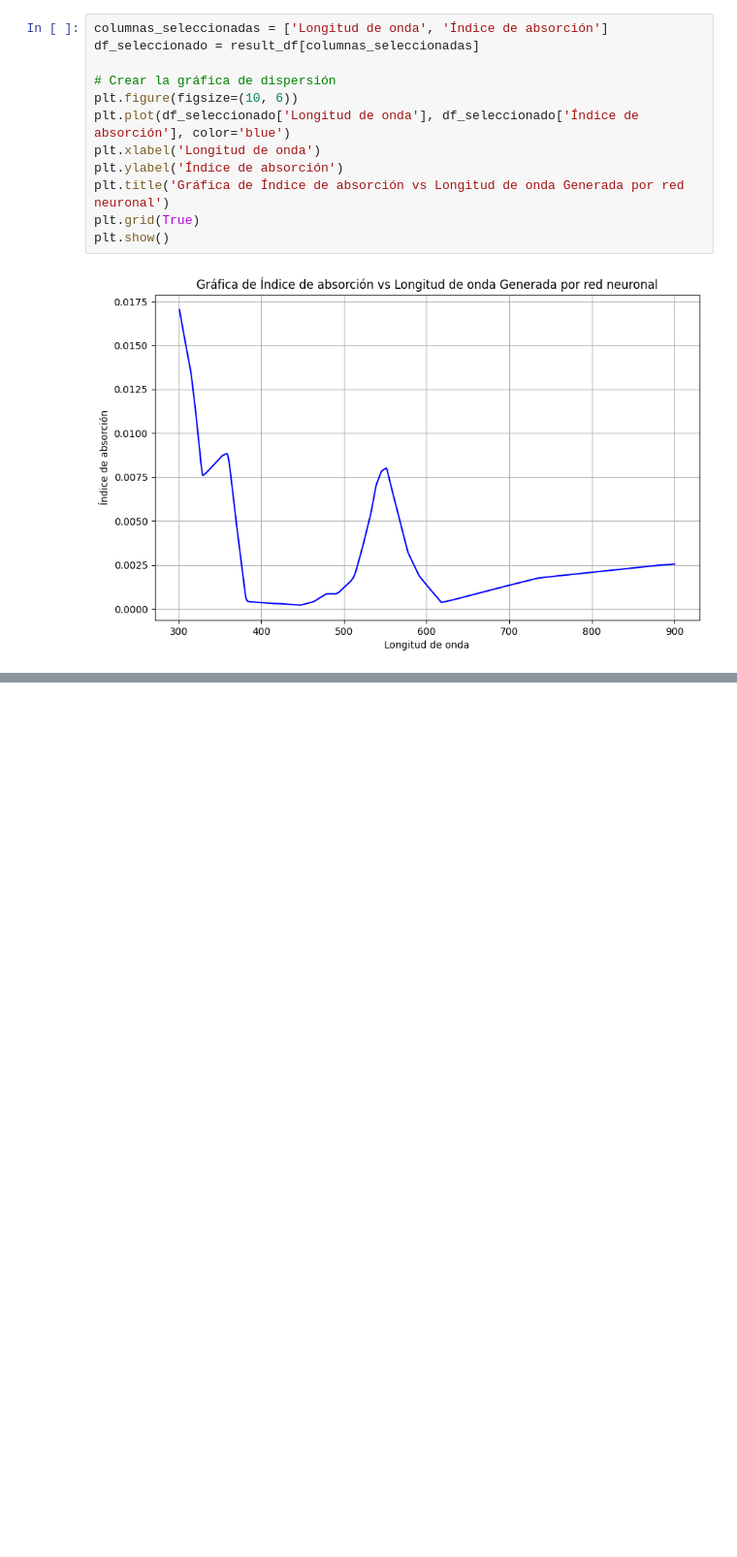
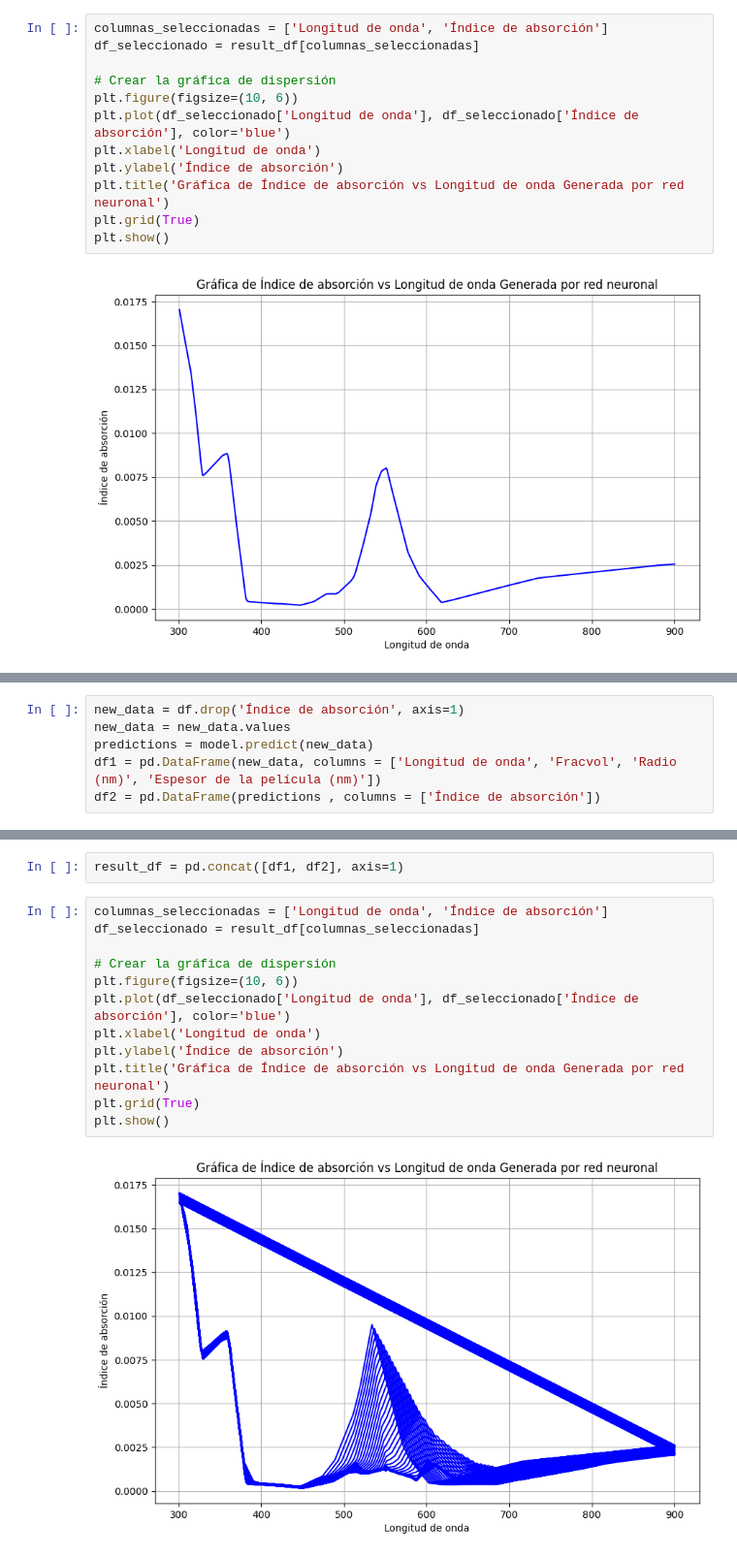
Before and after one commit to lorenzoog00/ASE, a Jupyter notebook: redN/RedNeuronal1/Pruebas_de_NO_normalizado.ipynb, the cells around one changed output, grey strips where cells are left out. Shown at 97% size. Saved outputs shown, nothing was run; the diff lists cells and outputs as text; blank space fills up the shorter version.

```diff
--- a/redN/RedNeuronal1/Pruebas_de_NO_normalizado.ipynb
+++ b/redN/RedNeuronal1/Pruebas_de_NO_normalizado.ipynb
@@ -166,0 +185,6 @@ plt.show()
+# %%
+new_data = df.drop('Índice de absorción', axis=1)
+new_data = new_data.values
+predictions = model.predict(new_data)
+df1 = pd.DataFrame(new_data, columns = ['Longitud de onda', 'Fracvol', 'Radio (nm)', 'Espesor de la película (nm)'])
+df2 = pd.DataFrame(predictions , columns = ['Índice de absorción'])
@@ -166,0 +193,16 @@ plt.show()
+# %%
+result_df = pd.concat([df1, df2], axis=1)
+# %%
+columnas_seleccionadas = ['Longitud de onda', 'Índice de absorción']
+df_seleccionado = result_df[columnas_seleccionadas]
+
+# Crear la gráfica de dispersión
+plt.figure(figsize=(10, 6))
+plt.plot(df_seleccionado['Longitud de onda'], df_seleccionado['Índice de absorción'], color='blue')
+plt.xlabel('Longitud de onda')
+plt.ylabel('Índice de absorción')
+plt.title('Gráfica de Índice de absorción vs Longitud de onda Generada por red neuronal')
+plt.grid(True)
+plt.show()
+# %% [output]
+[figure, added]
```
Also changed, not shown: parts of 5 cells of this notebook.
